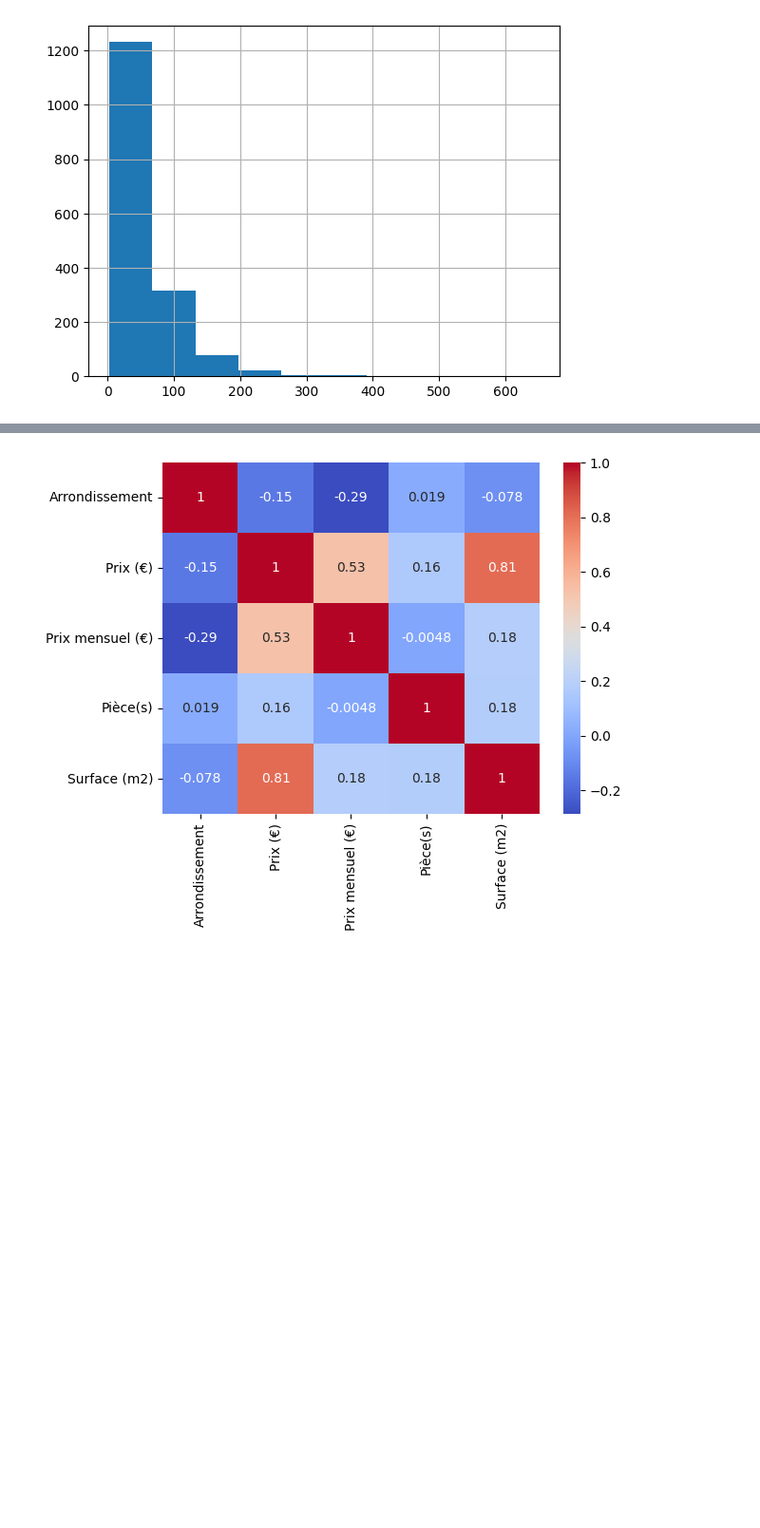
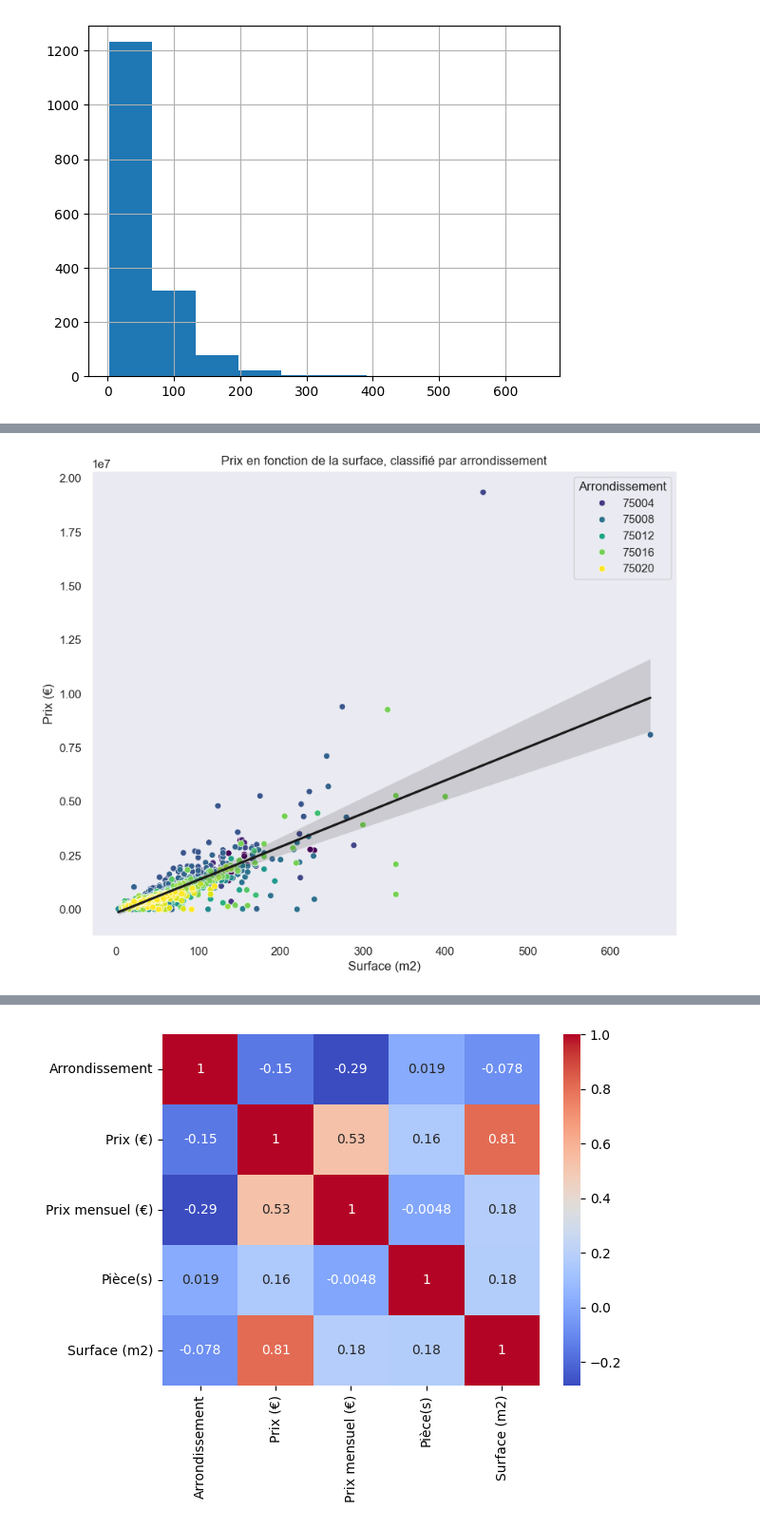
Before and after one commit to Zhuanu/Projet-DALAS, a Jupyter notebook: eda immo.ipynb, the cells around one changed output, grey strips where cells are left out. Shown at 95% size. Cells and saved outputs as stored; diff of their text form; code cells hidden in the pictures; blank space fills up the shorter version.

```diff
--- a/eda immo.ipynb
+++ b/eda immo.ipynb
@@ -258,0 +268,11 @@ plt.show()
+# %%
+# Créer un scatter plot avec des couleurs différentes par arrondissement
+plt.figure(figsize=(10, 8))
+sns.scatterplot(x='Surface (m2)', y='Prix (€)', hue='Arrondissement', data=df, palette='viridis')
+sns.regplot(x='Surface (m2)', y='Prix (€)', data=df, scatter=False, color='.1')  # Ajouter une seule ligne de régression
+plt.title('Prix en fonction de la surface, classifié par arrondissement')
+plt.xlabel('Surface (m2)')
+plt.ylabel('Prix (€)')
+plt.show()
+# %% [output]
+[figure, added]
```
Also changed, not shown: parts of 6 cells of this notebook, 1 other file.
